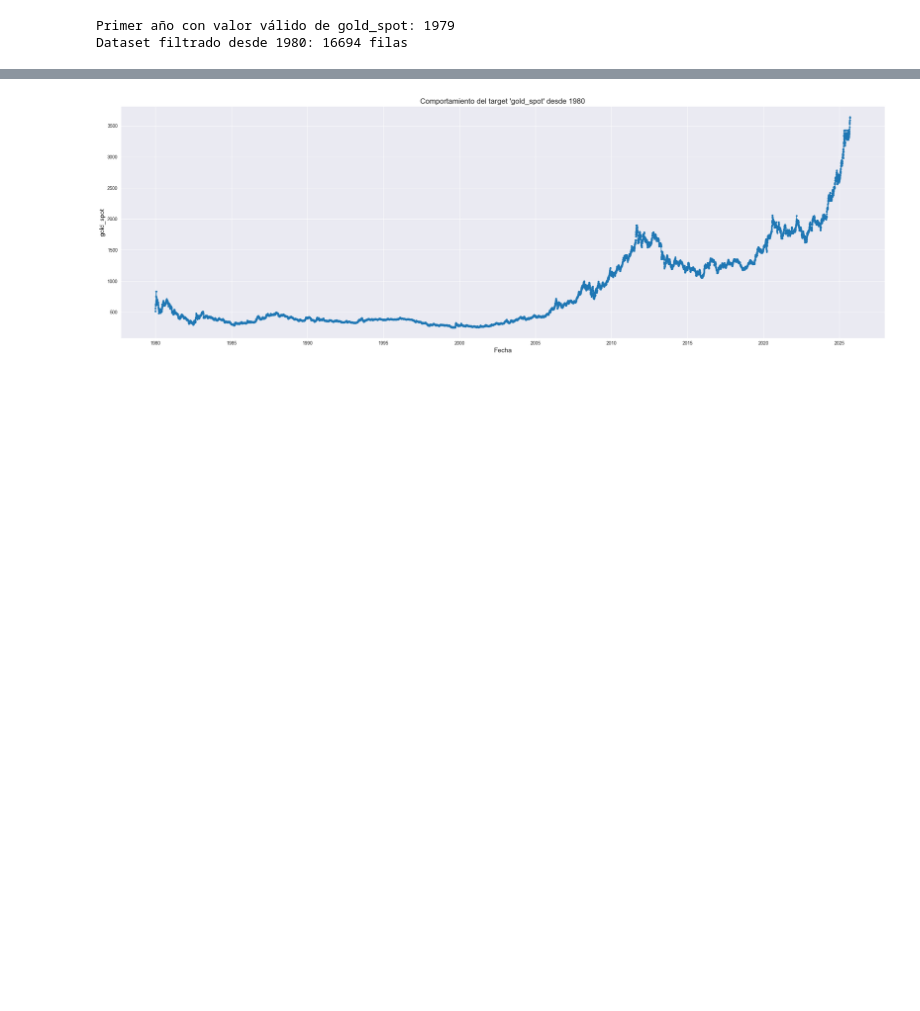
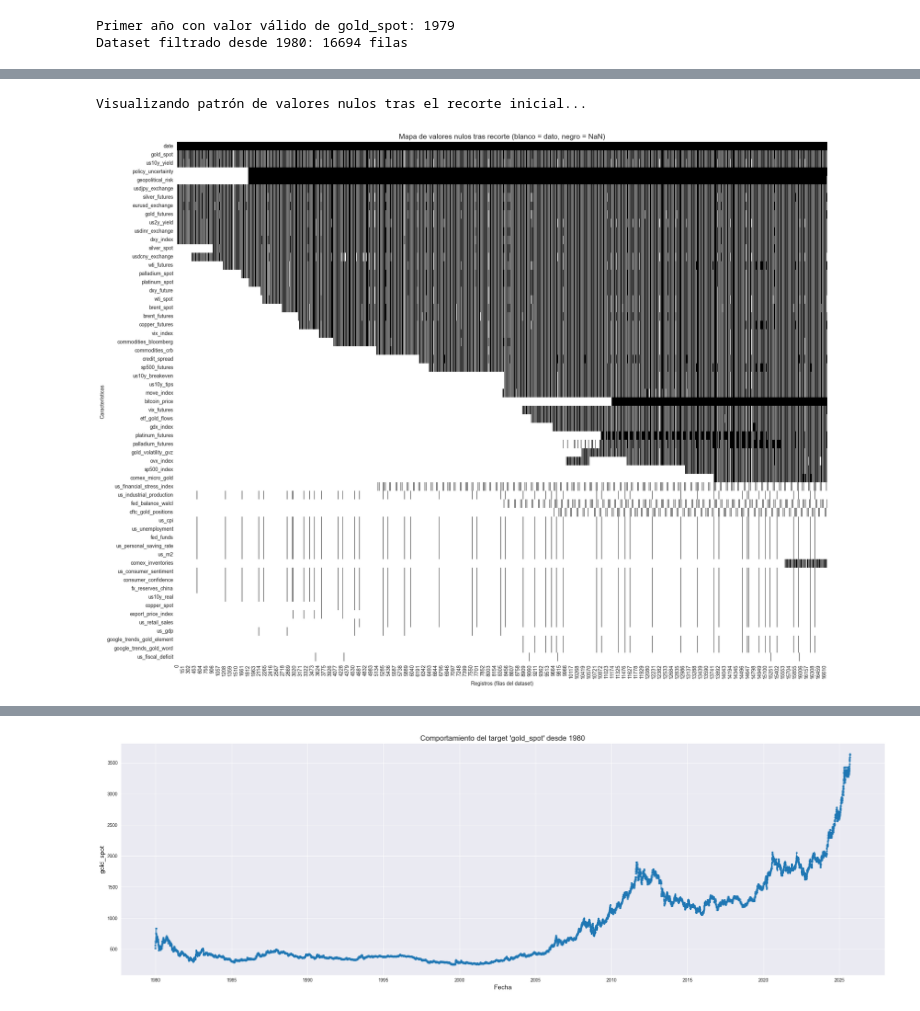
Before and after one commit to sebastianmalbaceda/gold-price-prediction, a Jupyter notebook: notebooks/gold-price-prediction.ipynb, the cells around one changed output, grey strips where cells are left out. Saved outputs shown, nothing was run; the diff lists cells and outputs as text; code cells hidden in the pictures; blank space fills up the shorter version.

```diff
--- a/notebooks/gold-price-prediction.ipynb
+++ b/notebooks/gold-price-prediction.ipynb
@@ -304,0 +685,22 @@ Dataset filtrado desde 1980: 16694 filas
+# %%
+# -------------------------
+# Visualización de missingness tras recorte inicial
+# -------------------------
+print("Visualizando patrón de valores nulos tras el recorte inicial...")
+
+null_mask = df.isnull().astype(int)
+
+plt.figure(figsize=(20, max(6, len(df.columns) * 0.25)))
+sns.heatmap(
+    null_mask.T,
+    cmap=["black", "white"],
+    cbar=False
+)
+plt.title("Mapa de valores nulos tras recorte (blanco = dato, negro = NaN)", fontsize=14)
+plt.xlabel("Registros (filas del dataset)")
+plt.ylabel("Características")
+plt.tight_layout()
+plt.show()
+# %% [output]
+Visualizando patrón de valores nulos tras el recorte inicial...
+[figure, added]
```
Also changed, not shown: parts of 67 cells of this notebook.
